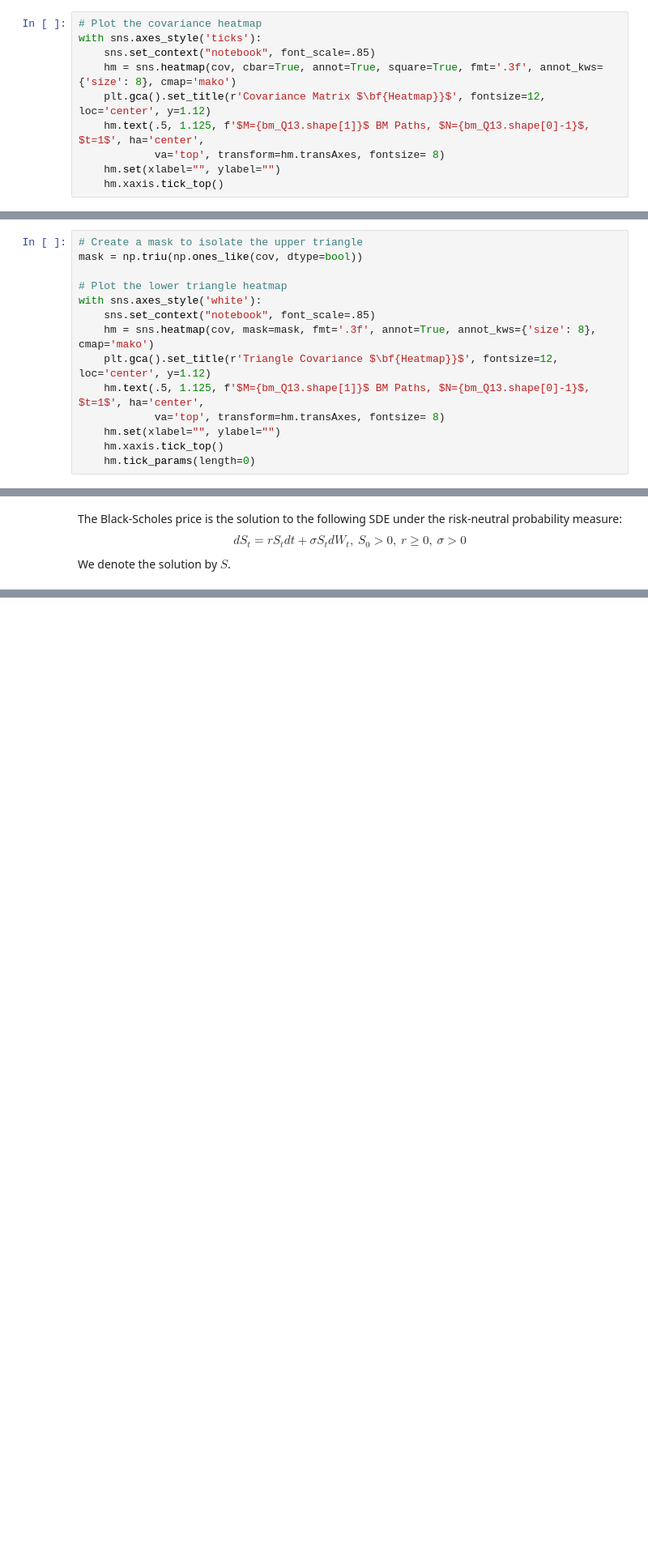
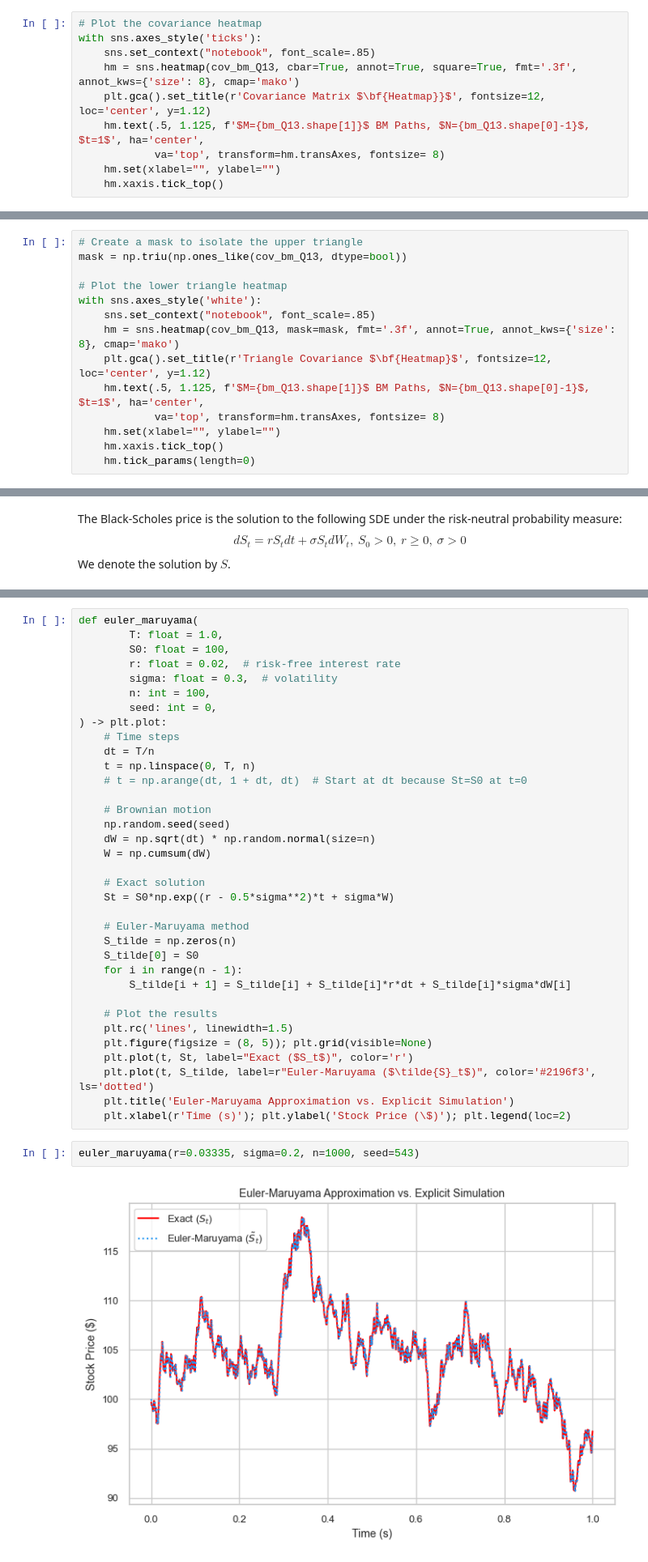
Before and after one commit to sigSquared2/IEOR222, a Jupyter notebook: INDENG222_Project.ipynb, the cells around one changed output, grey strips where cells are left out. Shown at 81% size. Saved outputs shown, nothing was run; the diff lists cells and outputs as text; blank space fills up the shorter version.

```diff
--- a/INDENG222_Project.ipynb
+++ b/INDENG222_Project.ipynb
@@ -182,7 +217,7 @@ cov = pd.DataFrame(cov).drop(index=0, columns=0)
 # Plot the covariance heatmap
 with sns.axes_style('ticks'):
     sns.set_context("notebook", font_scale=.85)
-    hm = sns.heatmap(cov, cbar=True, annot=True, square=True, fmt='.3f', annot_kws={'size': 8}, cmap='mako')
+    hm = sns.heatmap(cov_bm_Q13, cbar=True, annot=True, square=True, fmt='.3f', annot_kws={'size': 8}, cmap='mako')
     plt.gca().set_title(r'Covariance Matrix $\bf{Heatmap}}$', fontsize=12, loc='center', y=1.12)
     hm.text(.5, 1.125, f'$M={bm_Q13.shape[1]}$ BM Paths, $N={bm_Q13.shape[0]-1}$, $t=1$', ha='center',
             va='top', transform=hm.transAxes, fontsize= 8)
@@ -194,13 +229,13 @@ with sns.axes_style('ticks'):
 By cutting away half of the matrix along the main diagonal leaving only the lower triangle, no information gets lost and the map might be easier to read.
 # %%
 # Create a mask to isolate the upper triangle
-mask = np.triu(np.ones_like(cov, dtype=bool))
+mask = np.triu(np.ones_like(cov_bm_Q13, dtype=bool))
 
 # Plot the lower triangle heatmap
 with sns.axes_style('white'):
     sns.set_context("notebook", font_scale=.85)
-    hm = sns.heatmap(cov, mask=mask, fmt='.3f', annot=True, annot_kws={'size': 8}, cmap='mako')
-    plt.gca().set_title(r'Triangle Covariance $\bf{Heatmap}}$', fontsize=12, loc='center', y=1.12)
+    hm = sns.heatmap(cov_bm_Q13, mask=mask, fmt='.3f', annot=True, annot_kws={'size': 8}, cmap='mako')
+    plt.gca().set_title(r'Triangle Covariance $\bf{Heatmap}$', fontsize=12, loc='center', y=1.12)
     hm.text(.5, 1.125, f'$M={bm_Q13.shape[1]}$ BM Paths, $N={bm_Q13.shape[0]-1}$, $t=1$', ha='center',
             va='top', transform=hm.transAxes, fontsize= 8)
     hm.set(xlabel="", ylabel="")
@@ -254,0 +308,39 @@ $$
+# %%
+def euler_maruyama(
+        T: float = 1.0,
+        S0: float = 100,
+        r: float = 0.02,  # risk-free interest rate
+        sigma: float = 0.3,  # volatility
+        n: int = 100,
+        seed: int = 0,
+) -> plt.plot:
+    # Time steps
+    dt = T/n
+    t = np.linspace(0, T, n)
+    # t = np.arange(dt, 1 + dt, dt)  # Start at dt because St=S0 at t=0
+
+    # Brownian motion
+    np.random.seed(seed)
+    dW = np.sqrt(dt) * np.random.normal(size=n)
+    W = np.cumsum(dW)
+
+    # Exact solution
+    St = S0*np.exp((r - 0.5*sigma**2)*t + sigma*W)
+
+    # Euler-Maruyama method
+    S_tilde = np.zeros(n)
+    S_tilde[0] = S0
+    for i in range(n - 1):
+        S_tilde[i + 1] = S_tilde[i] + S_tilde[i]*r*dt + S_tilde[i]*sigma*dW[i]
+
+    # Plot the results
+    plt.rc('lines', linewidth=1.5)
+    plt.figure(figsize = (8, 5)); plt.grid(visible=None)
+    plt.plot(t, St, label="Exact ($S_t$)", color='r')
+    plt.plot(t, S_tilde, label=r"Euler-Maruyama ($\tilde{S}_t$)", color='#2196f3', ls='dotted')
+    plt.title('Euler-Maruyama Approximation vs. Explicit Simulation')
+    plt.xlabel(r'Time (s)'); plt.ylabel('Stock Price (\$)'); plt.legend(loc=2)
+# %%
+euler_maruyama(r=0.03335, sigma=0.2, n=1000, seed=543)
+# %% [output]
+[figure, added]
```
Also changed, not shown: parts of 132 cells of this notebook.
